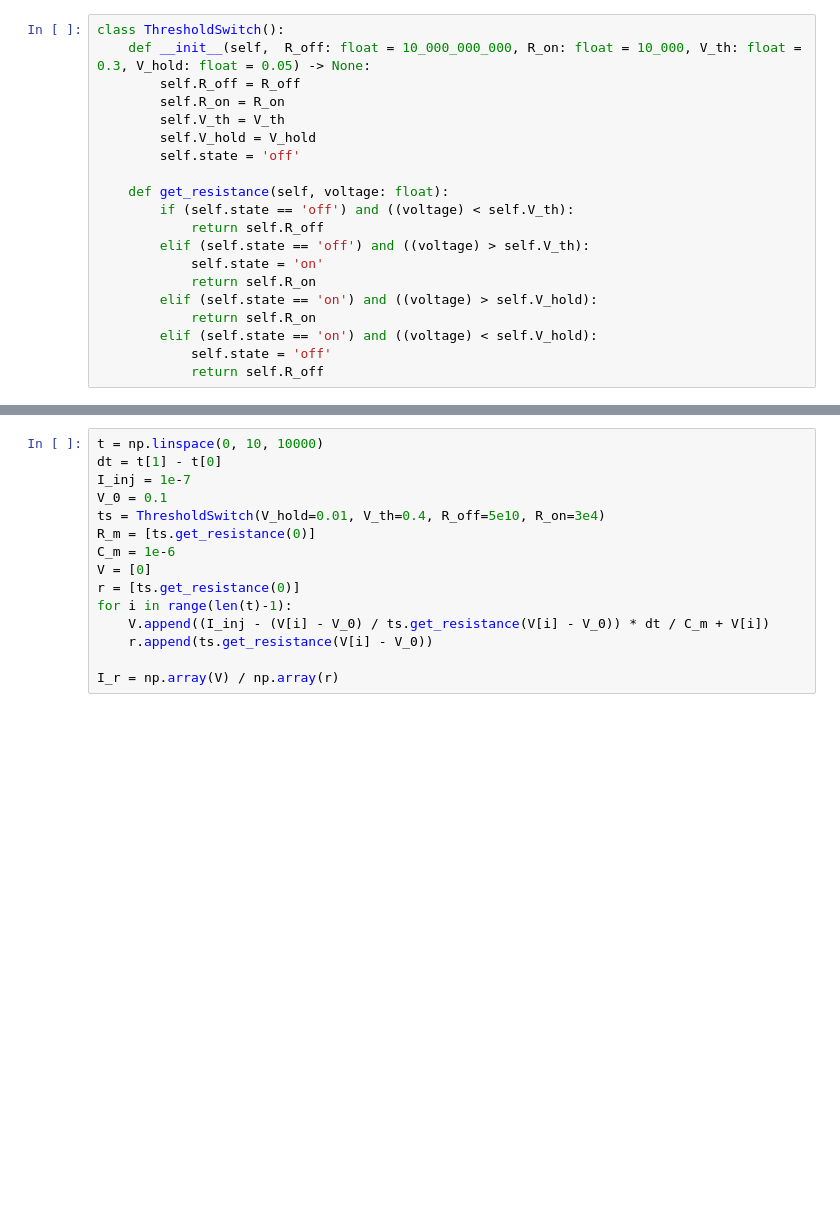
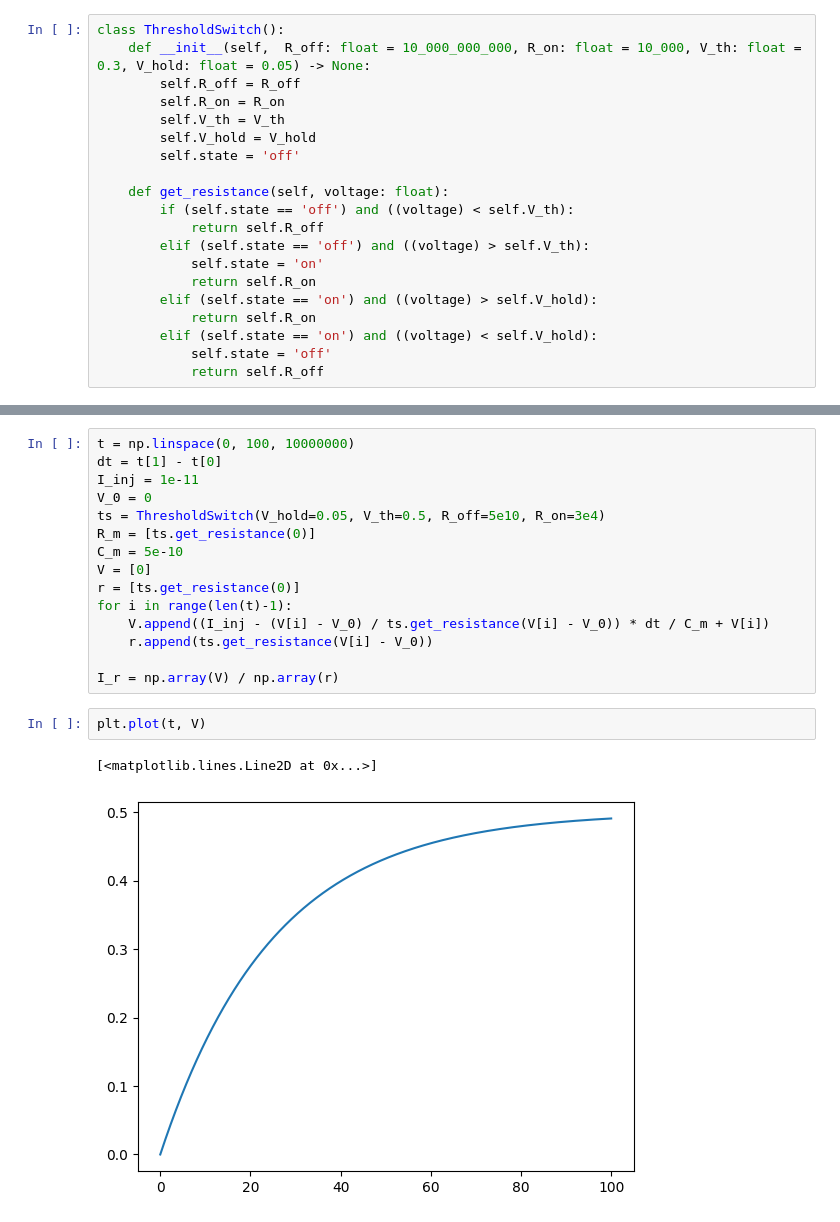
Before and after one commit to OneMoreGate/Memristor_modeling, a Jupyter notebook: LIF_extended/model.ipynb, the cells around one changed output, grey strips where cells are left out. Drawn from its saved outputs; the diff is of its cells as text; blank space fills up the shorter version.

```diff
--- a/LIF_extended/model.ipynb
+++ b/LIF_extended/model.ipynb
@@ -51,11 +51,11 @@ plt.plot(time, U_ts)
 # %%
-t = np.linspace(0, 10, 10000)
+t = np.linspace(0, 100, 10000000)
 dt = t[1] - t[0]
-I_inj = 1e-7
-V_0 = 0.1
-ts = ThresholdSwitch(V_hold=0.01, V_th=0.4, R_off=5e10, R_on=3e4)
+I_inj = 1e-11
+V_0 = 0
+ts = ThresholdSwitch(V_hold=0.05, V_th=0.5, R_off=5e10, R_on=3e4)
 R_m = [ts.get_resistance(0)]
-C_m = 1e-6
+C_m = 5e-10
 V = [0]
 r = [ts.get_resistance(0)]
 for i in range(len(t)-1):
@@ -63,3 +63,8 @@ for i in range(len(t)-1):
     r.append(ts.get_resistance(V[i] - V_0))
 
 I_r = np.array(V) / np.array(r)
+# %%
+plt.plot(t, V)
+# %% [output]
+[<matplotlib.lines.Line2D at 0x...>]
+[figure, added]
```
Also changed, not shown: parts of 2 cells of this notebook.
